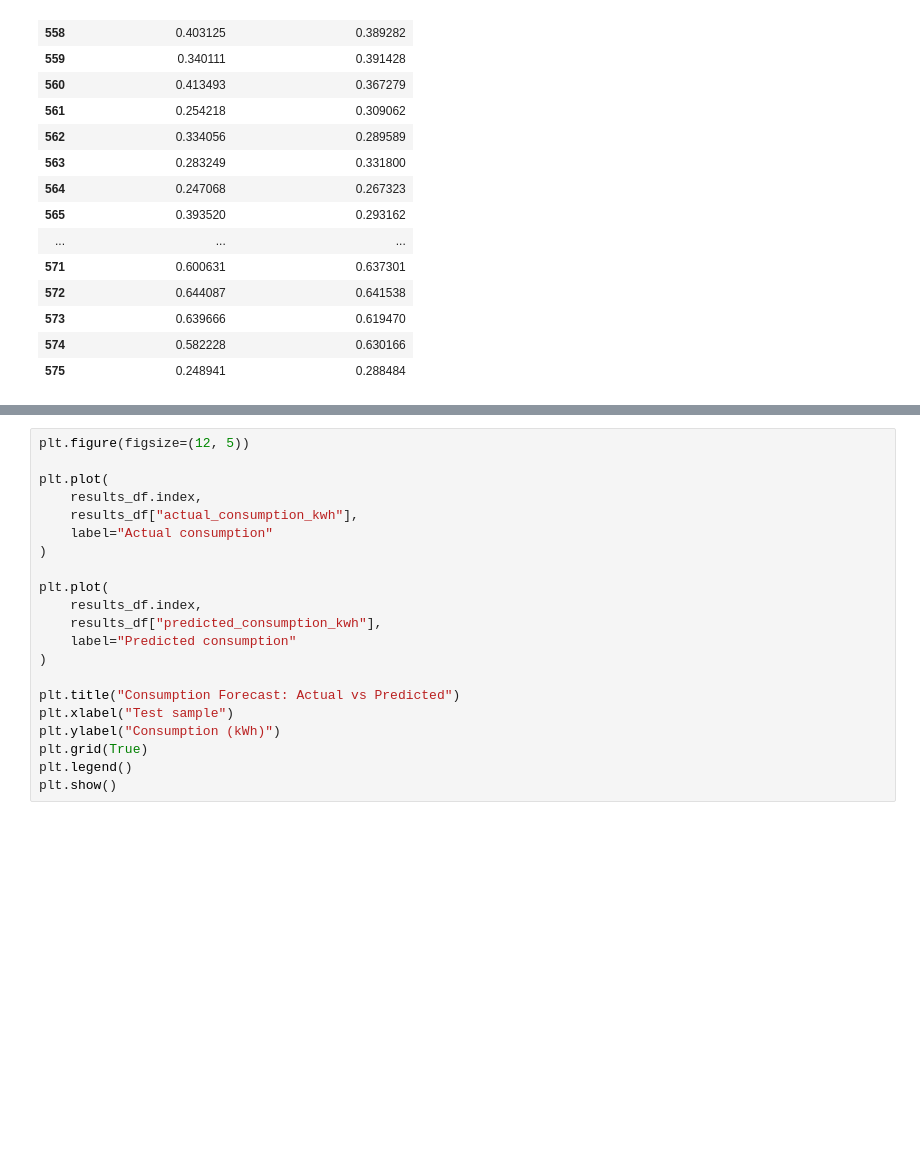
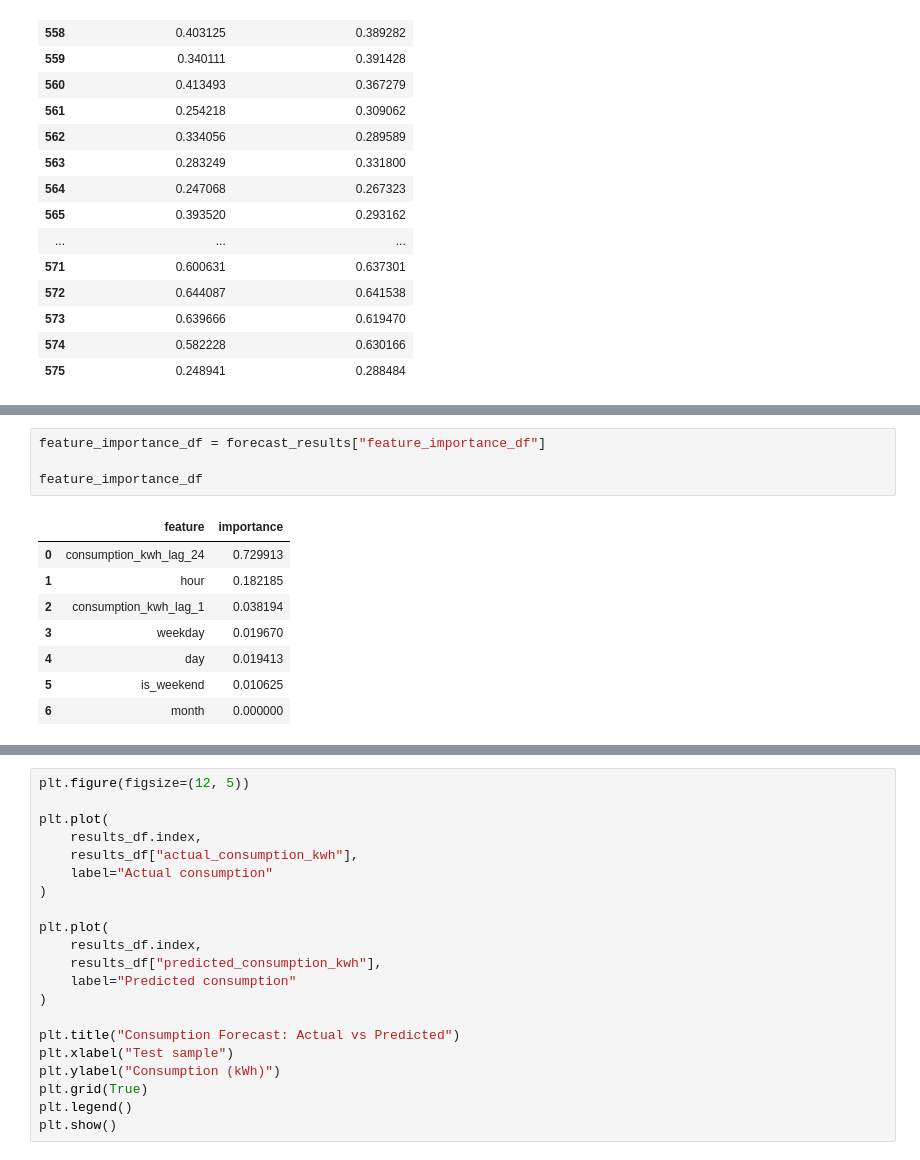
Before and after one commit to Jcsantoyo/electricity-consumption-solar-optimizer, a Jupyter notebook: notebooks/04_consumption_forecasting.ipynb, the cells around one changed output, grey strips where cells are left out. Saved outputs shown, nothing was run; the diff lists cells and outputs as text; blank space fills up the shorter version.

```diff
--- a/notebooks/04_consumption_forecasting.ipynb
+++ b/notebooks/04_consumption_forecasting.ipynb
@@ -83,0 +90,13 @@ results_df[
+# %%
+feature_importance_df = forecast_results["feature_importance_df"]
+
+feature_importance_df
+# %% [output]
+|  | feature | importance |
+| 0 | consumption_kwh_lag_24 | 0.729913 |
+| 1 | hour | 0.182185 |
+| 2 | consumption_kwh_lag_1 | 0.038194 |
+| 3 | weekday | 0.019670 |
+| 4 | day | 0.019413 |
+| 5 | is_weekend | 0.010625 |
+| 6 | month | 0.000000 |
```
Also changed, not shown: parts of 4 cells of this notebook.
